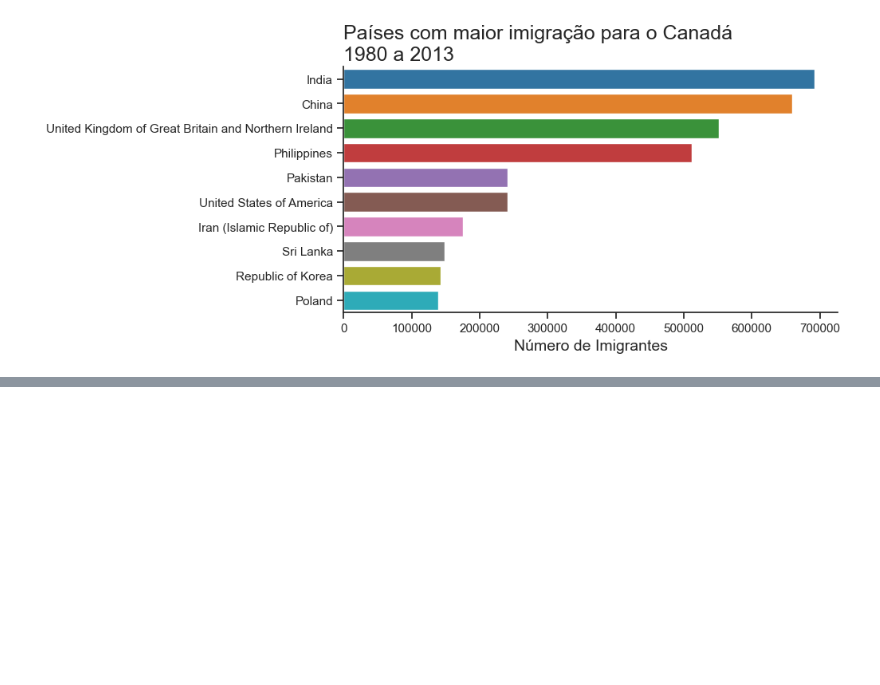
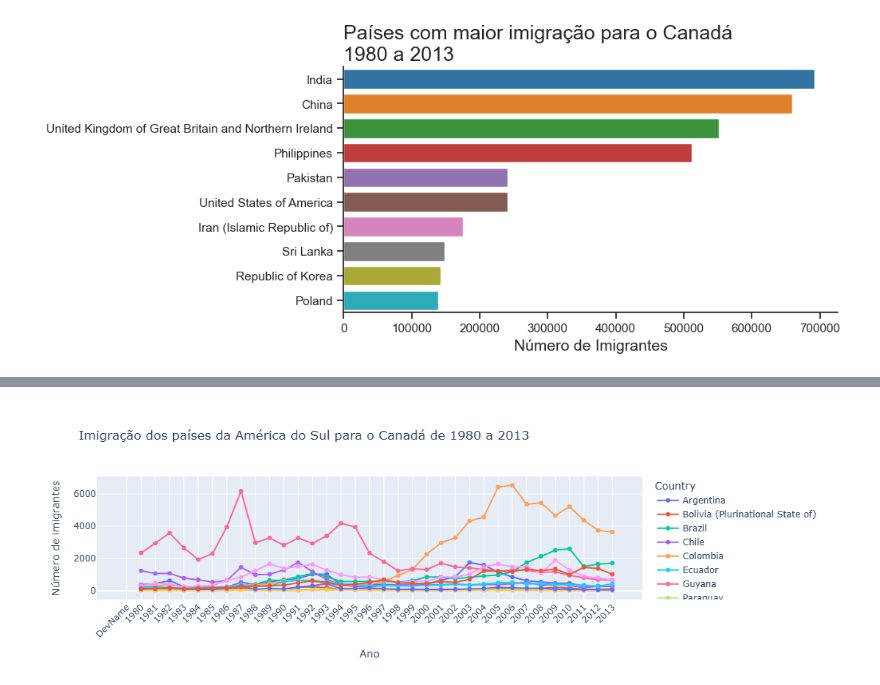
Before and after one commit to Sergio16-16/analise-dados-imigrantes, a Jupyter notebook: Analise_Dados_Imigrantes.ipynb, the cells around one changed output, grey strips where cells are left out. Drawn from its saved outputs; the diff is of its cells as text; code cells hidden in the pictures; blank space fills up the shorter version.

```diff
--- a/Analise_Dados_Imigrantes.ipynb
+++ b/Analise_Dados_Imigrantes.ipynb
@@ -517,0 +547,14 @@ Text(0, 0.5, '')
+# %%
+df_america_sul_clean = america_sul.drop(['Continent', 'Region', 'Total'], axis=1)
+america_sul_final = df_america_sul_clean.T
+# %%
+fig = px.line(america_sul_final, x=america_sul_final.index, y=america_sul_final.columns, color='Country', markers=True,
+              title='Imigração dos países da América do Sul para o Canadá de 1980 a 2013')
+fig.update_layout(
+    xaxis={'tickangle': -45},
+    xaxis_title='Ano',
+    yaxis_title='Número de imigrantes')
+
+fig.show()
+# %% [output]
+[figure, added]
```
Also changed, not shown: parts of 19 cells of this notebook, 4 other files.
